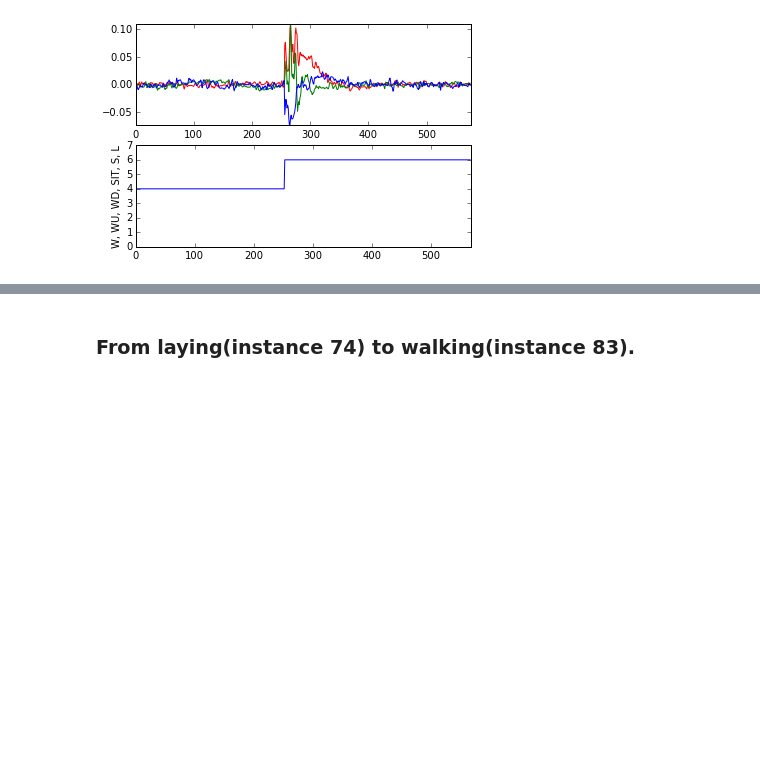
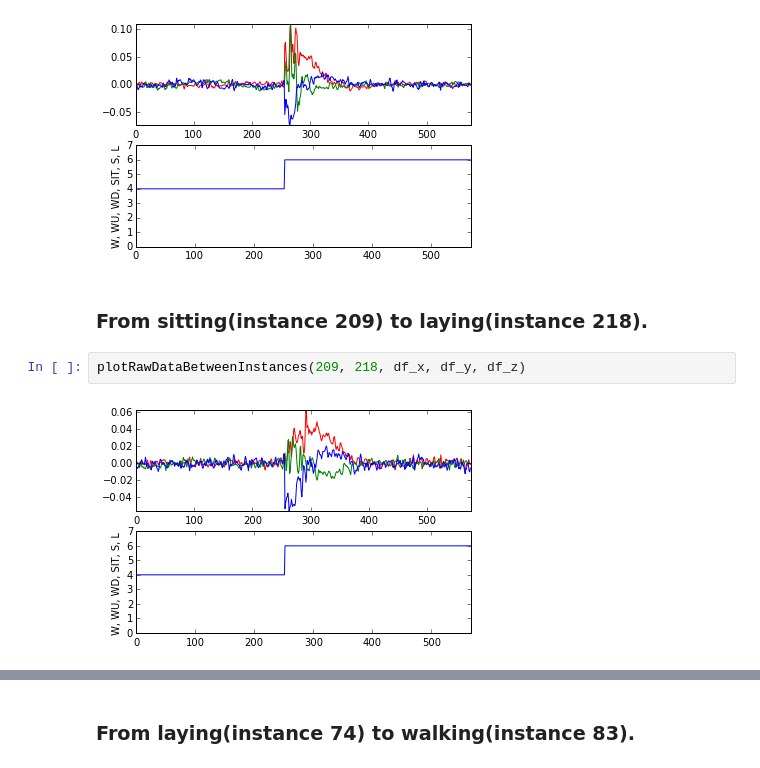
Before and after one commit to hessenh/Feature-extraction-and-data-visualization, a Jupyter notebook: Visualize activities.ipynb, the cells around one changed output, grey strips where cells are left out. Drawn from its saved outputs; the diff is of its cells as text; blank space fills up the shorter version.

```diff
--- a/Visualize activities.ipynb
+++ b/Visualize activities.ipynb
@@ -85,3 +95,9 @@ plotRawDataBetweenInstances(start_instance, stop_instance, df_x, df_y, df_z)
 plotRawDataBetweenInstances(47, 56, df_x, df_y, df_z)
 # %% [output]
 [figure]
+# %% [markdown]
+<h3> From sitting(instance 209) to laying(instance 218).</h3>
+# %%
+plotRawDataBetweenInstances(209, 218, df_x, df_y, df_z)
+# %% [output]
+[figure, added]
```
Also changed, not shown: parts of 36 cells of this notebook.
